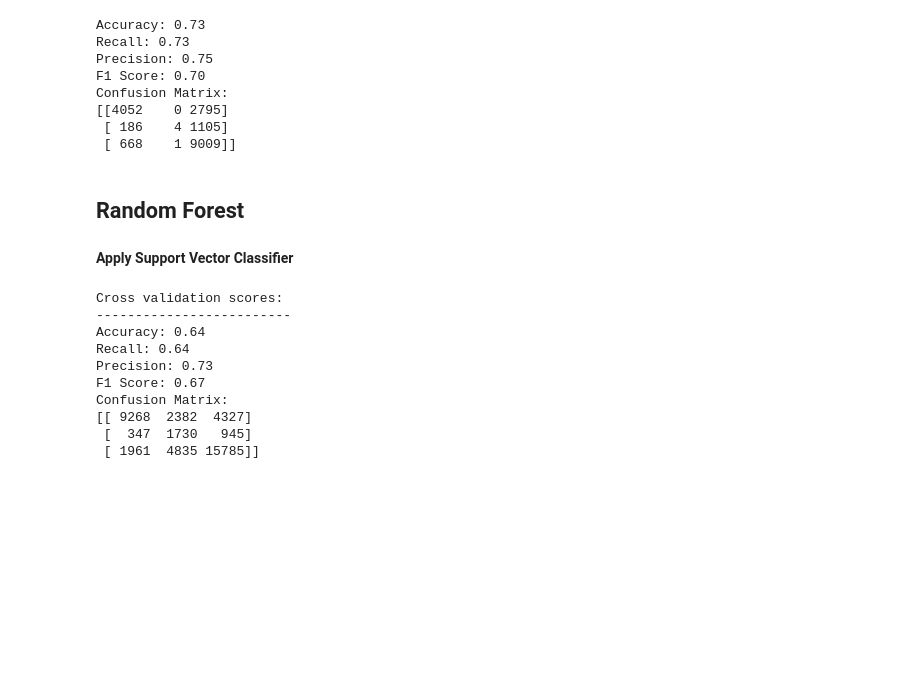
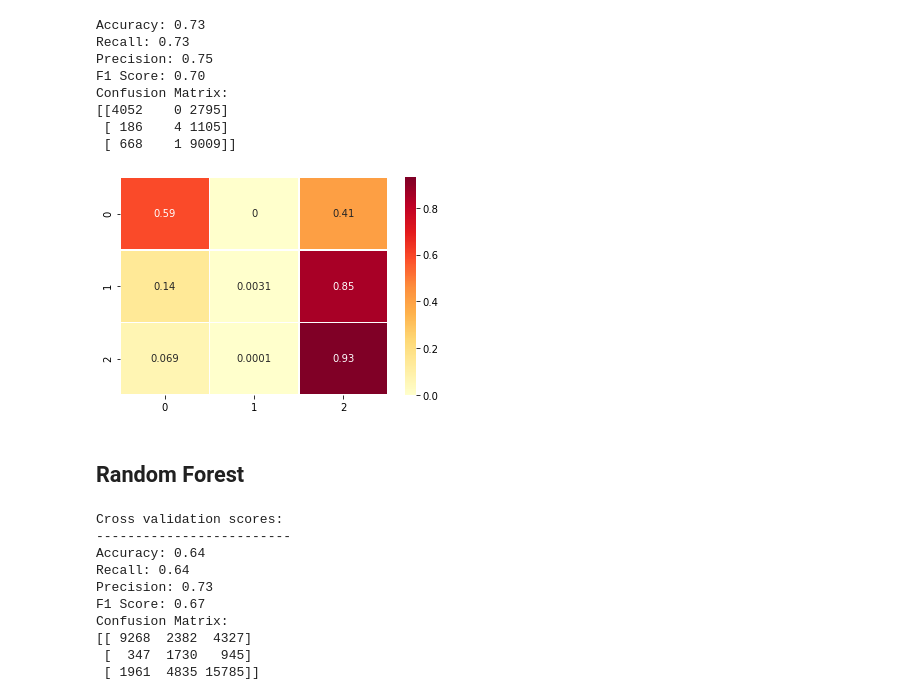
Before and after one commit to roble-chris/Captsone-PumpitUp, a Jupyter notebook: #2 Predictive Modelling.ipynb, the cells around one changed output. Saved outputs shown, nothing was run; the diff lists cells and outputs as text; code cells hidden in the pictures; blank space fills up the shorter version.

```diff
--- a/#2 Predictive Modelling.ipynb
+++ b/#2 Predictive Modelling.ipynb
@@ -457,10 +502,13 @@ Confusion Matrix:
 [[4052    0 2795]
  [ 186    4 1105]
  [ 668    1 9009]]
+# %%
+confusion = confusion_matrix(y_test, y_pred_logreg,normalize='true',labels=[0, 1, 2])
+sns.heatmap(confusion, cmap="YlOrRd", annot=True, linewidths=.5);
+# %% [output]
+[figure, added]
 # %% [markdown]
 ## Random Forest
-# %% [markdown]
-**Apply Support Vector Classifier**
 # %%
 # Create model
 pipeline_rf_clf = Pipeline([
```
Also changed, not shown: parts of 35 cells of this notebook.
